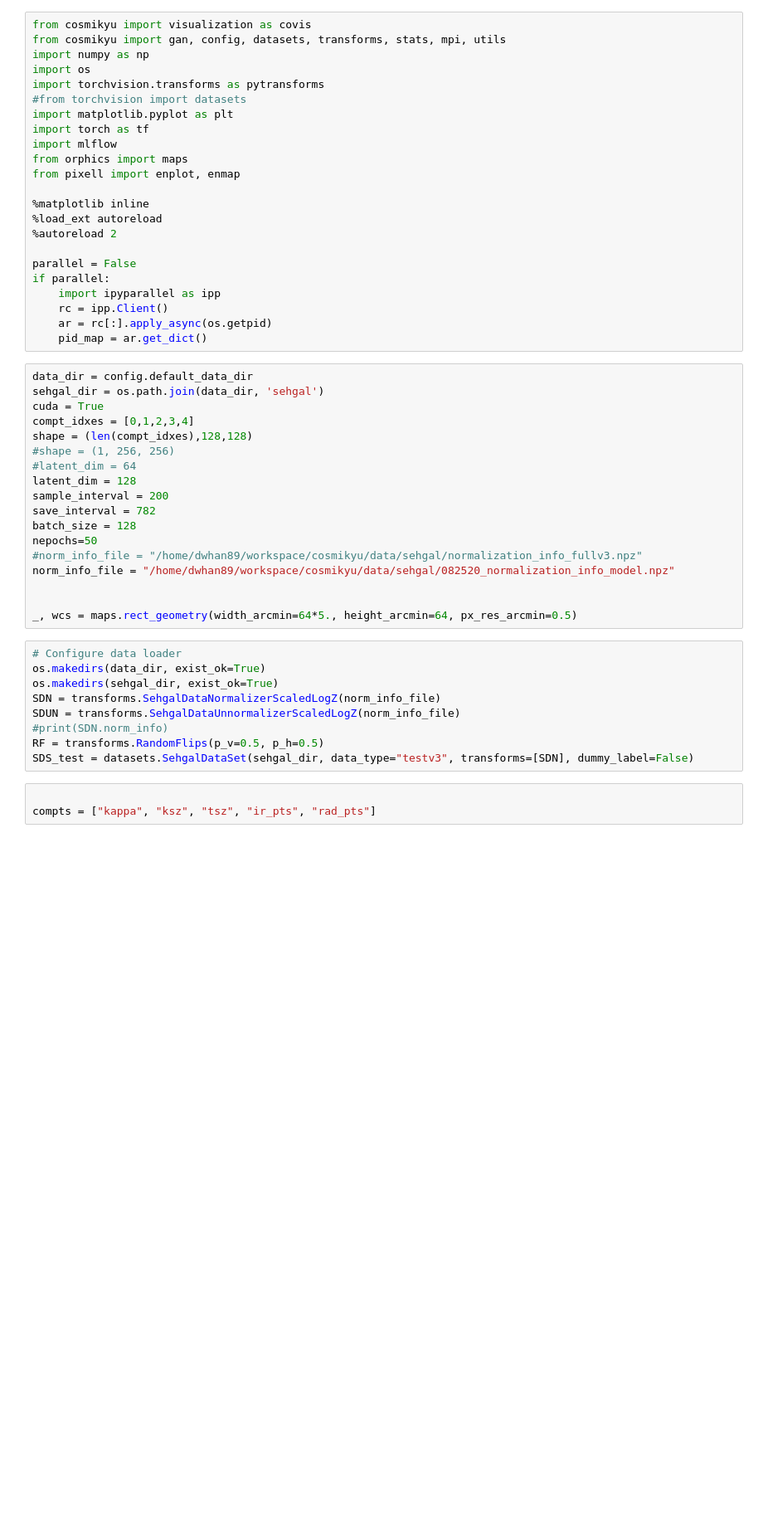
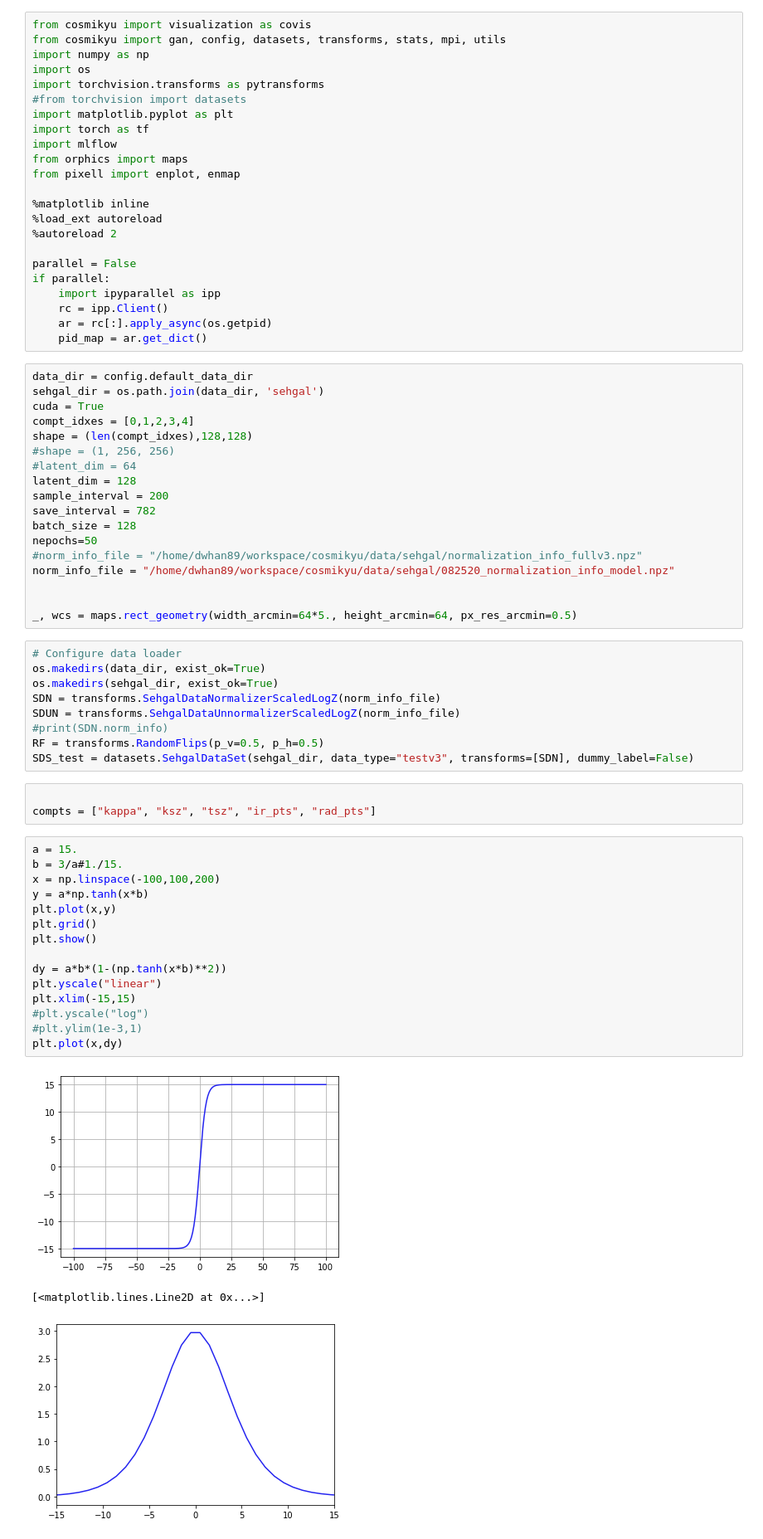
Before and after one commit to dwhan89/cosmikyu, a Jupyter notebook: notebooks/082520_sehgal_validation.ipynb, the cells around one changed output. Shown: that part at 83% size. Drawn from its saved outputs; the diff is of its cells as text; blank space fills up the shorter version.

```diff
--- a/notebooks/082520_sehgal_validation.ipynb
+++ b/notebooks/082520_sehgal_validation.ipynb
@@ -51,6 +51,25 @@ SDS_test = datasets.SehgalDataSet(sehgal_dir, data_type="testv3", transforms=[SD
 # %%
 
 compts = ["kappa", "ksz", "tsz", "ir_pts", "rad_pts"]
+# %%
+a = 15.
+b = 3/a#1./15.
+x = np.linspace(-100,100,200)
+y = a*np.tanh(x*b)
+plt.plot(x,y)
+plt.grid()
+plt.show()
+
+dy = a*b*(1-(np.tanh(x*b)**2))
+plt.yscale("linear")
+plt.xlim(-15,15)
+#plt.yscale("log")
+#plt.ylim(1e-3,1)
+plt.plot(x,dy)
+# %% [output]
+[figure, added]
+[<matplotlib.lines.Line2D at 0x...>]
+[figure, added]
 # %%
 nsample = len(SDS_test)
 data = np.zeros((5, 128, 128*nsample))
```
Also changed, not shown: parts of 6 cells of this notebook, 8 other files.
